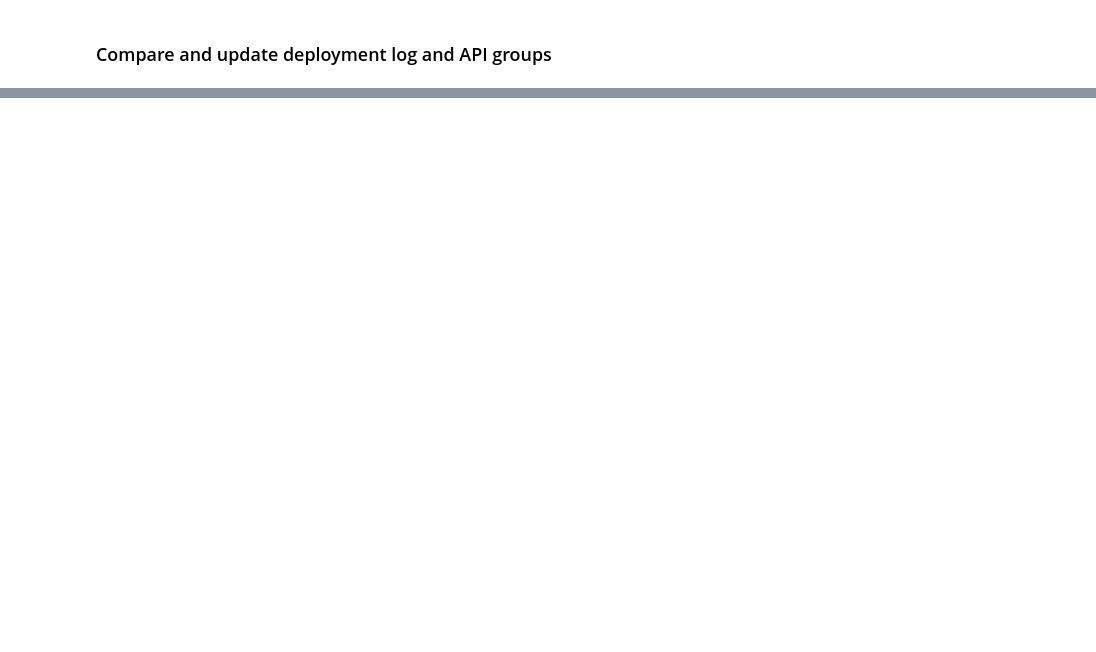
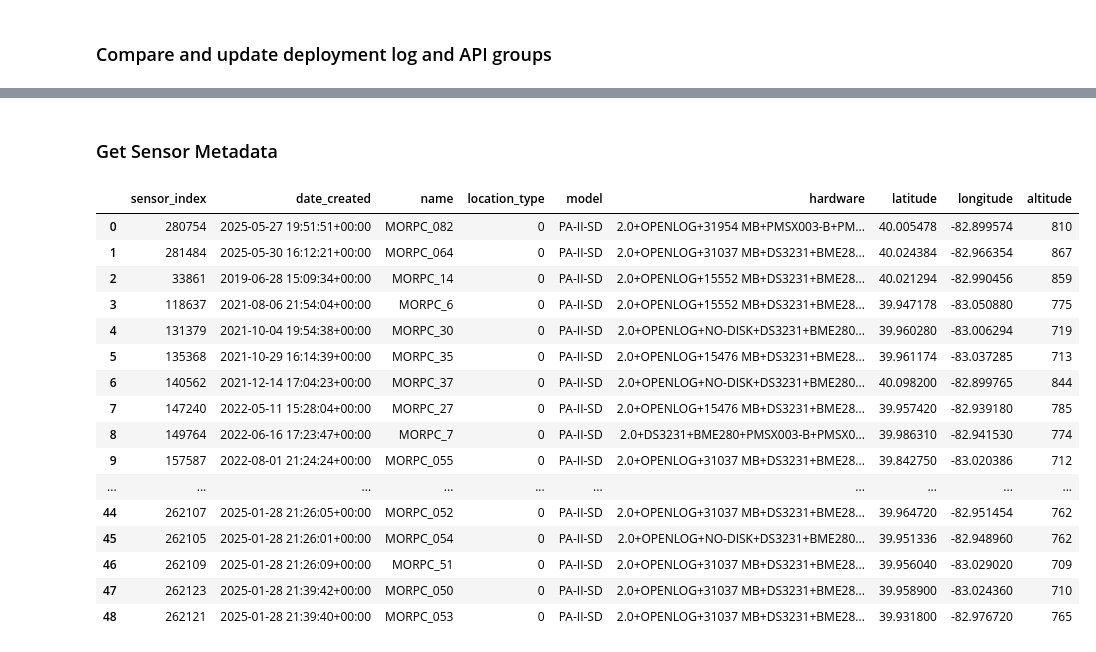
Before and after one commit to morpc/morpc-purpleair-fetch, a Jupyter notebook: DEV-morpc-purpleair-fetch.ipynb, the cells around one changed output, grey strips where cells are left out. Saved outputs shown, nothing was run; the diff lists cells and outputs as text; code cells hidden in the pictures; blank space fills up the shorter version.

```diff
--- a/DEV-morpc-purpleair-fetch.ipynb
+++ b/DEV-morpc-purpleair-fetch.ipynb
@@ -69,2 +40,25 @@ update
 # %%
 purpleair.update_group_members(update=update, group_id=GROUP_ID)
+# %% [markdown]
+### Get Sensor Metadata
+# %%
+metadata = purpleair.get_members_metadata(GROUP_ID)
+metadata
+# %% [output]
+|  | sensor_index | date_created | name | location_type | model | hardware | latitude | longitude | altitude |
+| 0 | 280754 | 2025-05-27 19:51:51+00:00 | MORPC_082 | 0 | PA-II-SD | 2.0+OPENLOG+31954 MB+PMSX003-B+PM... | 40.005478 | -82.899574 | 810 |
+| 1 | 281484 | 2025-05-30 16:12:21+00:00 | MORPC_064 | 0 | PA-II-SD | 2.0+OPENLOG+31037 MB+DS3231+BME28... | 40.024384 | -82.966354 | 867 |
+| 2 | 33861 | 2019-06-28 15:09:34+00:00 | MORPC_14 | 0 | PA-II-SD | 2.0+OPENLOG+15552 MB+DS3231+BME28... | 40.021294 | -82.990456 | 859 |
+| 3 | 118637 | 2021-08-06 21:54:04+00:00 | MORPC_6 | 0 | PA-II-SD | 2.0+OPENLOG+15552 MB+DS3231+BME28... | 39.947178 | -83.050880 | 775 |
+| 4 | 131379 | 2021-10-04 19:54:38+00:00 | MORPC_30 | 0 | PA-II-SD | 2.0+OPENLOG+NO-DISK+DS3231+BME280... | 39.960280 | -83.006294 | 719 |
+| 5 | 135368 | 2021-10-29 16:14:39+00:00 | MORPC_35 | 0 | PA-II-SD | 2.0+OPENLOG+15476 MB+DS3231+BME28... | 39.961174 | -83.037285 | 713 |
+| 6 | 140562 | 2021-12-14 17:04:23+00:00 | MORPC_37 | 0 | PA-II-SD | 2.0+OPENLOG+NO-DISK+DS3231+BME280... | 40.098200 | -82.899765 | 844 |
+| 7 | 147240 | 2022-05-11 15:28:04+00:00 | MORPC_27 | 0 | PA-II-SD | 2.0+OPENLOG+15476 MB+DS3231+BME28... | 39.957420 | -82.939180 | 785 |
+| 8 | 149764 | 2022-06-16 17:23:47+00:00 | MORPC_7 | 0 | PA-II-SD | 2.0+DS3231+BME280+PMSX003-B+PMSX0... | 39.986310 | -82.941530 | 774 |
+| 9 | 157587 | 2022-08-01 21:24:24+00:00 | MORPC_055 | 0 | PA-II-SD | 2.0+OPENLOG+31037 MB+DS3231+BME28... | 39.842750 | -83.020386 | 712 |
+| ... | ... | ... | ... | ... | ... | ... | ... | ... | ... |
+| 44 | 262107 | 2025-01-28 21:26:05+00:00 | MORPC_052 | 0 | PA-II-SD | 2.0+OPENLOG+31037 MB+DS3231+BME28... | 39.964720 | -82.951454 | 762 |
+| 45 | 262105 | 2025-01-28 21:26:01+00:00 | MORPC_054 | 0 | PA-II-SD | 2.0+OPENLOG+NO-DISK+DS3231+BME280... | 39.951336 | -82.948960 | 762 |
+| 46 | 262109 | 2025-01-28 21:26:09+00:00 | MORPC_51 | 0 | PA-II-SD | 2.0+OPENLOG+31037 MB+DS3231+BME28... | 39.956040 | -83.029020 | 709 |
+| 47 | 262123 | 2025-01-28 21:39:42+00:00 | MORPC_050 | 0 | PA-II-SD | 2.0+OPENLOG+31037 MB+DS3231+BME28... | 39.958900 | -83.024360 | 710 |
+| 48 | 262121 | 2025-01-28 21:39:40+00:00 | MORPC_053 | 0 | PA-II-SD | 2.0+OPENLOG+31037 MB+DS3231+BME28... | 39.931800 | -82.976720 | 765 |
```
Also changed, not shown: parts of 7 cells of this notebook, 6 other files.
